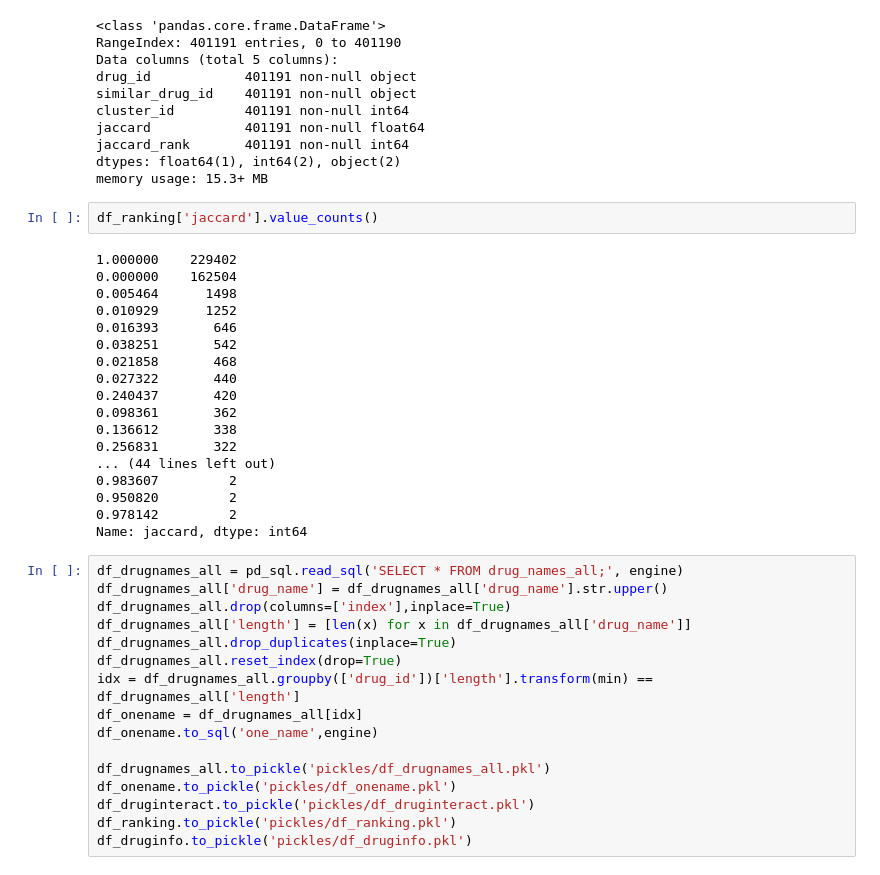
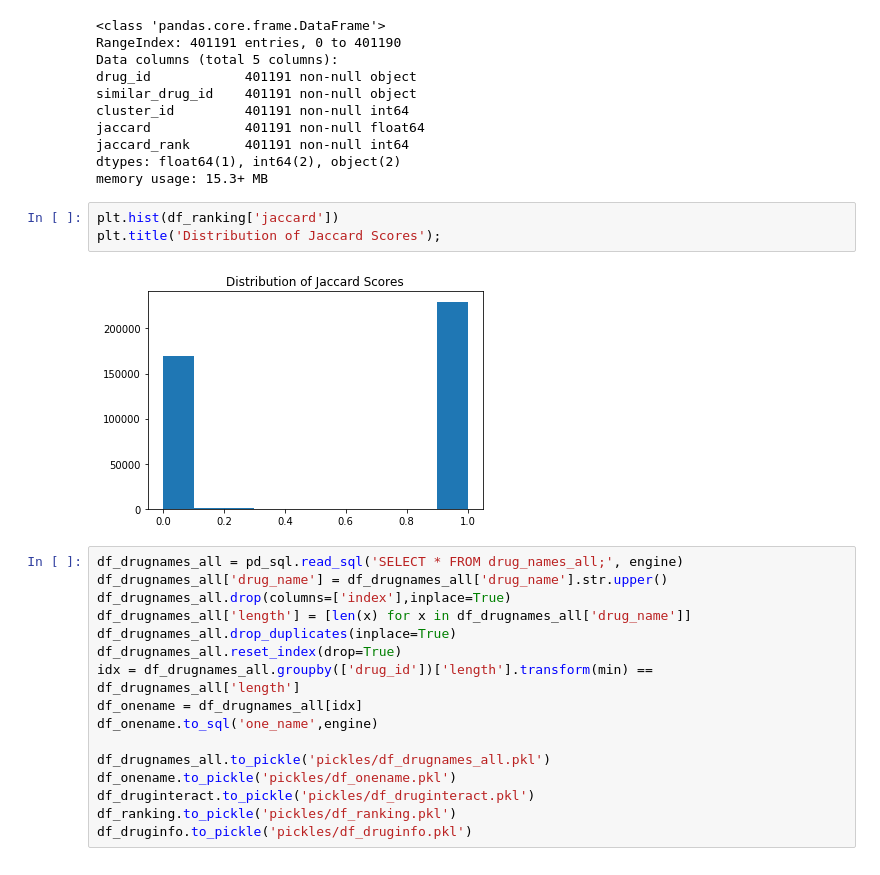
Before and after one commit to zhouza/Identifying-Potential-DDIs, a Jupyter notebook: Ranking and Network Setup.ipynb, the cells around one changed output. Drawn from its saved outputs; the diff is of its cells as text.

```diff
--- a/Ranking and Network Setup.ipynb
+++ b/Ranking and Network Setup.ipynb
@@ -261,26 +262,11 @@ jaccard            401191 non-null float64
 jaccard_rank       401191 non-null int64
 dtypes: float64(1), int64(2), object(2)
 memory usage: 15.3+ MB
-# %%
-df_ranking['jaccard'].value_counts()
-# %% [output]
-1.000000    229402
-0.000000    162504
-0.005464      1498
-0.010929      1252
-0.016393       646
-0.038251       542
-0.021858       468
-0.027322       440
-0.240437       420
-0.098361       362
-0.136612       338
-0.256831       322
-... (44 lines left out)
-0.983607         2
-0.950820         2
-0.978142         2
-Name: jaccard, dtype: int64
+# %%
+plt.hist(df_ranking['jaccard'])
+plt.title('Distribution of Jaccard Scores');
+# %% [output]
+[figure, added]
 # %%
 df_drugnames_all = pd_sql.read_sql('SELECT * FROM drug_names_all;', engine)
 df_drugnames_all['drug_name'] = df_drugnames_all['drug_name'].str.upper()
```
Also changed, not shown: parts of 18 cells of this notebook, 2 other files.
